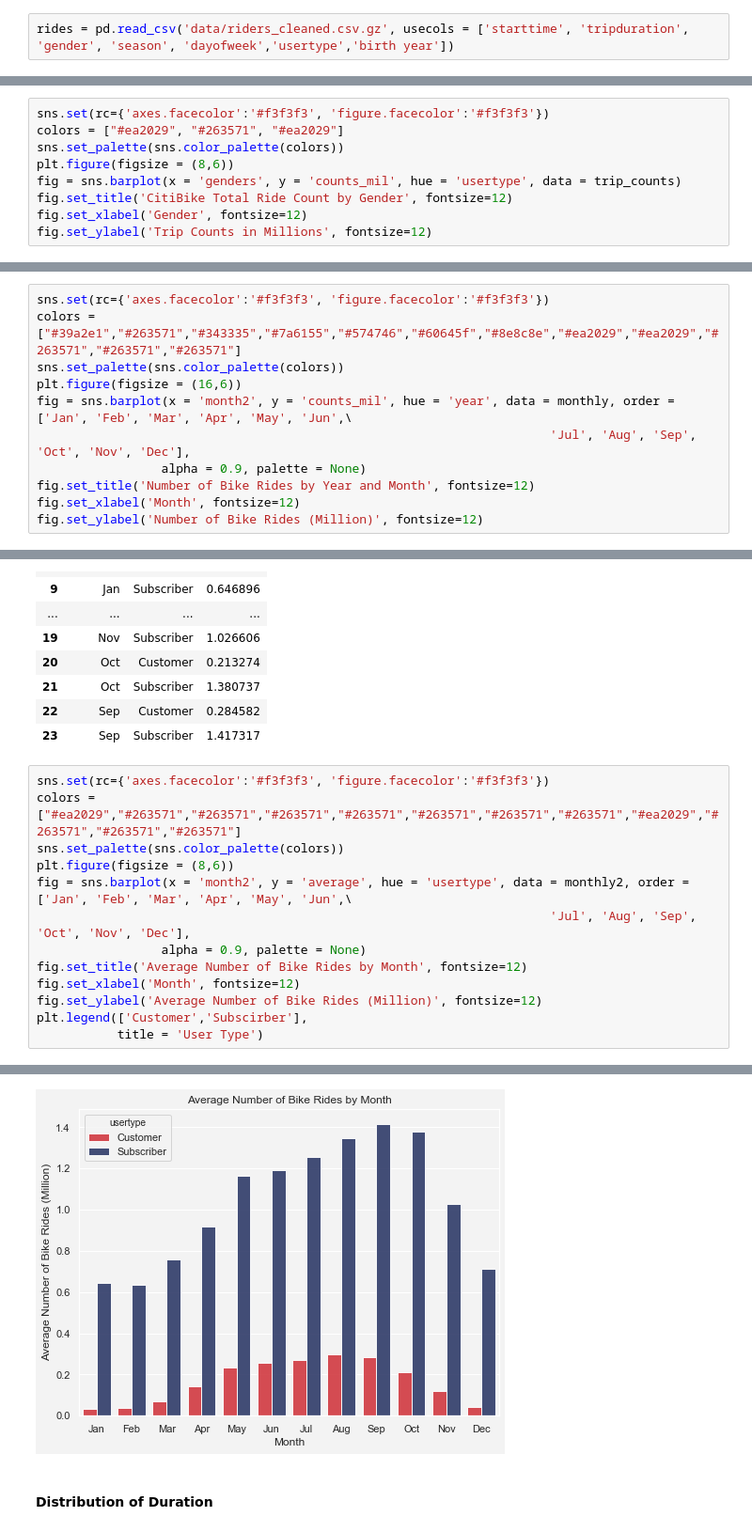
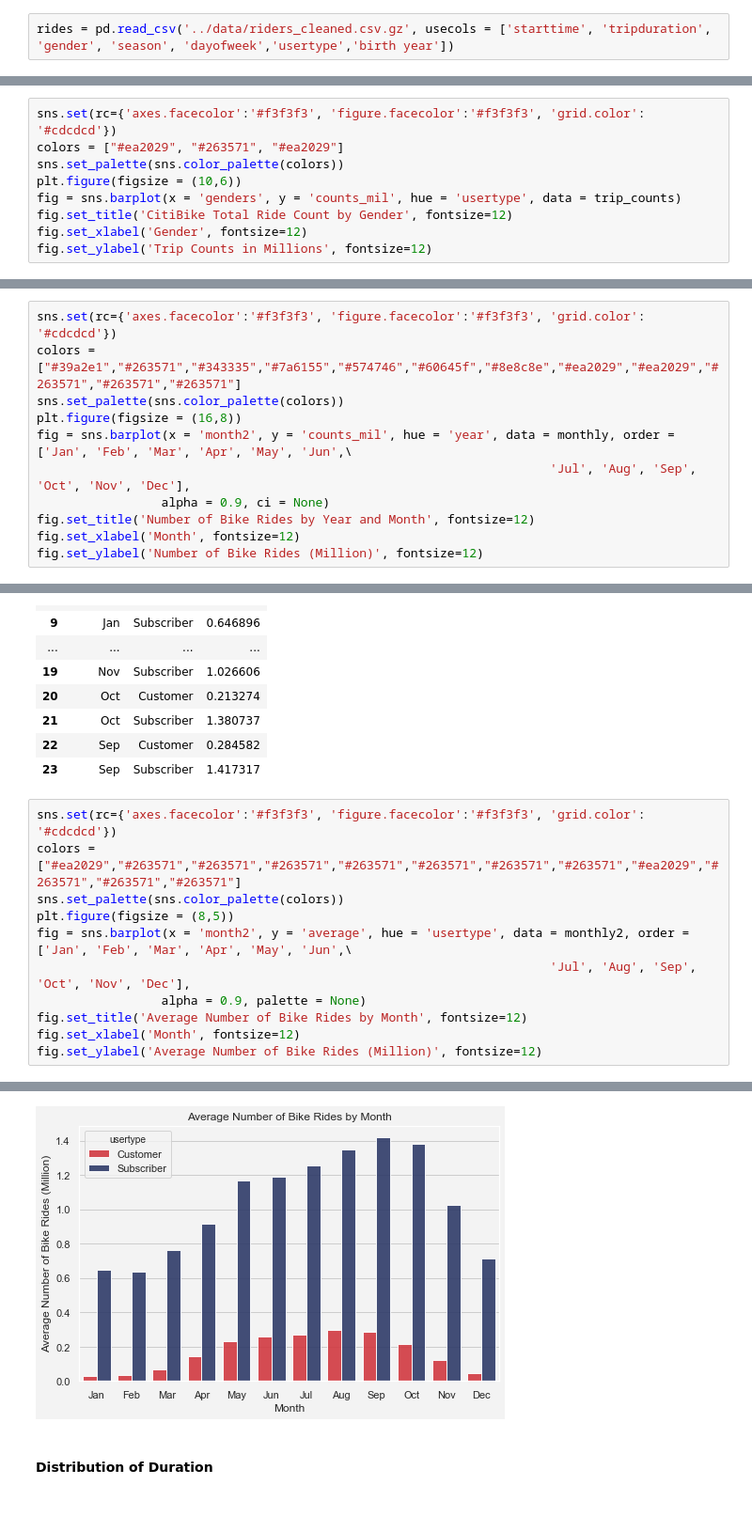
Before and after one commit to evan-kiolbassa/citibike, a Jupyter notebook: EDA/EDA.ipynb, the cells around one changed output, grey strips where cells are left out. Shown at 94% size. Cells and saved outputs as stored; diff of their text form; blank space fills up the shorter version.

```diff
--- a/EDA/EDA.ipynb
+++ b/EDA/EDA.ipynb
@@ -8,7 +8,7 @@ import re
 import seaborn as sns
 import matplotlib.pyplot as plt
 # %%
-rides = pd.read_csv('data/riders_cleaned.csv.gz', usecols = ['starttime', 'tripduration', 'gender', 'season', 'dayofweek','usertype','birth year'])
+rides = pd.read_csv('../data/riders_cleaned.csv.gz', usecols = ['starttime', 'tripduration', 'gender', 'season', 'dayofweek','usertype','birth year'])
 # %%
 rides.head(10)
 # %% [output]
@@ -41,8 +44,8 @@ trip_counts
 # %%
-sns.set(rc={'axes.facecolor':'#f3f3f3', 'figure.facecolor':'#f3f3f3'})
+sns.set(rc={'axes.facecolor':'#f3f3f3', 'figure.facecolor':'#f3f3f3', 'grid.color': '#cdcdcd'})
 colors = ["#ea2029", "#263571", "#ea2029"]
 sns.set_palette(sns.color_palette(colors))
-plt.figure(figsize = (8,6))
+plt.figure(figsize = (10,6))
 fig = sns.barplot(x = 'genders', y = 'counts_mil', hue = 'usertype', data = trip_counts)
 fig.set_title('CitiBike Total Ride Count by Gender', fontsize=12)
 fig.set_xlabel('Gender', fontsize=12)
@@ -83,13 +86,13 @@ monthly
 | 179 | 2020 | Sep | Subscriber | 1817674 | 1.817674 |
 180 rows × 5 columns
 # %%
-sns.set(rc={'axes.facecolor':'#f3f3f3', 'figure.facecolor':'#f3f3f3'})
+sns.set(rc={'axes.facecolor':'#f3f3f3', 'figure.facecolor':'#f3f3f3', 'grid.color': '#cdcdcd'})
 colors = ["#39a2e1","#263571","#343335","#7a6155","#574746","#60645f","#8e8c8e","#ea2029","#ea2029","#263571","#263571","#263571"]
 sns.set_palette(sns.color_palette(colors))
-plt.figure(figsize = (16,6))
+plt.figure(figsize = (16,8))
 fig = sns.barplot(x = 'month2', y = 'counts_mil', hue = 'year', data = monthly, order = ['Jan', 'Feb', 'Mar', 'Apr', 'May', 'Jun',\
                                                                       'Jul', 'Aug', 'Sep', 'Oct', 'Nov', 'Dec'],
-                 alpha = 0.9, palette = None)
+                 alpha = 0.9, ci = None)
 fig.set_title('Number of Bike Rides by Year and Month', fontsize=12)
 fig.set_xlabel('Month', fontsize=12)
 fig.set_ylabel('Number of Bike Rides (Million)', fontsize=12)
@@ -119,21 +122,19 @@ monthly2
 | 22 | Sep | Customer | 0.284582 |
 | 23 | Sep | Subscriber | 1.417317 |
 # %%
-sns.set(rc={'axes.facecolor':'#f3f3f3', 'figure.facecolor':'#f3f3f3'})
+sns.set(rc={'axes.facecolor':'#f3f3f3', 'figure.facecolor':'#f3f3f3', 'grid.color': '#cdcdcd'})
 colors = ["#ea2029","#263571","#263571","#263571","#263571","#263571","#263571","#263571","#ea2029","#263571","#263571","#263571"]
 sns.set_palette(sns.color_palette(colors))
-plt.figure(figsize = (8,6))
+plt.figure(figsize = (8,5))
 fig = sns.barplot(x = 'month2', y = 'average', hue = 'usertype', data = monthly2, order = ['Jan', 'Feb', 'Mar', 'Apr', 'May', 'Jun',\
                                                                       'Jul', 'Aug', 'Sep', 'Oct', 'Nov', 'Dec'],
                  alpha = 0.9, palette = None)
 fig.set_title('Average Number of Bike Rides by Month', fontsize=12)
 fig.set_xlabel('Month', fontsize=12)
 fig.set_ylabel('Average Number of Bike Rides (Million)', fontsize=12)
-plt.legend(['Customer','Subscirber'],
-           title = 'User Type')
 # %% [output]
 Text(0, 0.5, 'Average Number of Bike Rides (Million)')
-[figure, old version]
+[figure, new version]
 # %% [markdown]
 #### Distribution of Duration
 # %%
```
Also changed, not shown: parts of 6 cells of this notebook.
